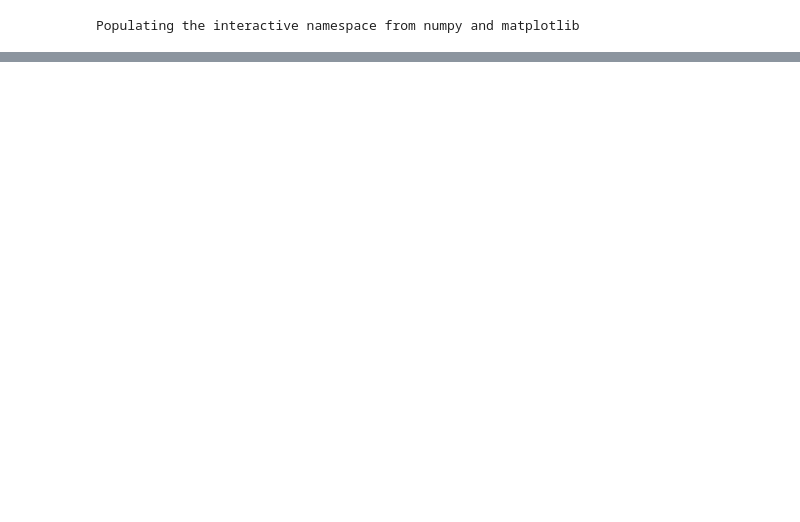
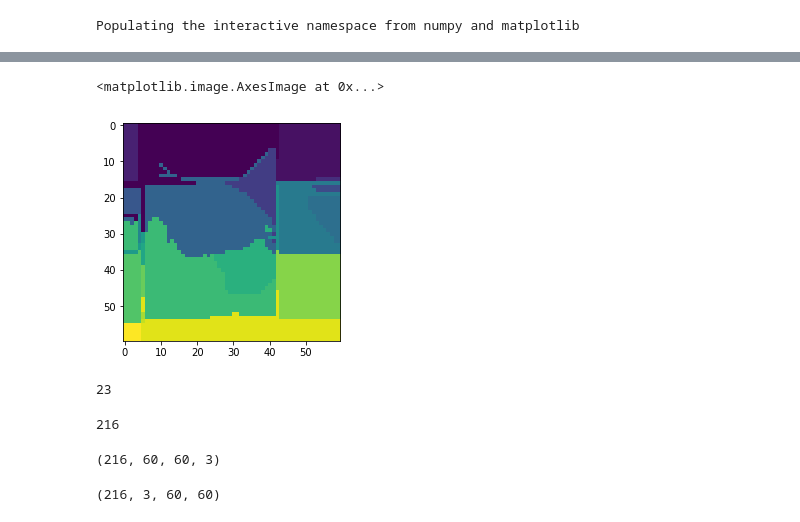
Before and after one commit to jlv100/demos, a Jupyter notebook: notebooks/LIME demo.ipynb, the cells around one changed output, grey strips where cells are left out. Saved outputs shown, nothing was run; the diff lists cells and outputs as text; code cells hidden in the pictures; blank space fills up the shorter version.

```diff
--- a/notebooks/LIME demo.ipynb
+++ b/notebooks/LIME demo.ipynb
@@ -297,0 +103,7 @@ def AddTrainingOperators(model, softmax, label):
+# %%
+segs = segmentation.quickshift(patch,max_dist=10)
+# %%
+plt.imshow(segs)
+# %% [output]
+<matplotlib.image.AxesImage at 0x...>
+[figure, added]
@@ -297,0 +113,37 @@ def AddTrainingOperators(model, softmax, label):
+# %%
+segids = sorted(set(segs.flatten()))
+len(segids)
+# %% [output]
+23
+# %%
+np.random.seed(123)
+segment_samples = [
+    np.array([segid]) for segid in segids # each segment alone
+]
+for nseg in nsegs:
+    segment_samples += list(set([
+        tuple(np.random.choice(segids,nseg)) for _ in range(vars_per_nsegs) # groups of 2-3 segments
+    ]))
+segment_samples = [np.array(segment_samples[_]) for _ in np.random.permutation(range(len(segment_samples)))]
+len(segment_samples)
+# %% [output]
+216
+# %%
+masked_patches = []
+dists = []
+for seg_sample in segment_samples:
+    mask = np.ones(patch.shape)
+    mask[np.in1d(segs,seg_sample).reshape(segs.shape)] = 0
+    masked_patch = patch*mask
+    masked_patches.append(masked_patch)
+    dists.append(scipy.spatial.distance.euclidean(patch.flatten(),masked_patch.flatten()))
+dists = np.array(dists)
+masked_patches = np.array(masked_patches)
+masked_patches.shape
+# %% [output]
+(216, 60, 60, 3)
+# %%
+masked_patches = np.moveaxis(masked_patches,-1,1)
+masked_patches.shape
+# %% [output]
+(216, 3, 60, 60)
```
Also changed, not shown: parts of 63 cells of this notebook, 1 other file.
